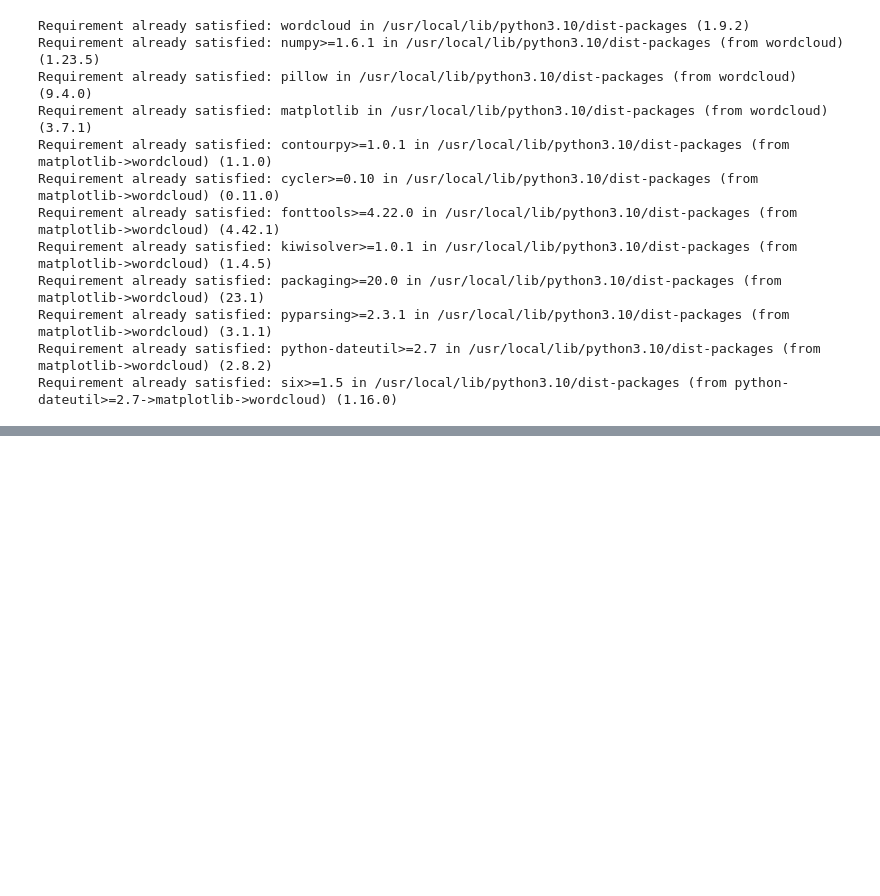
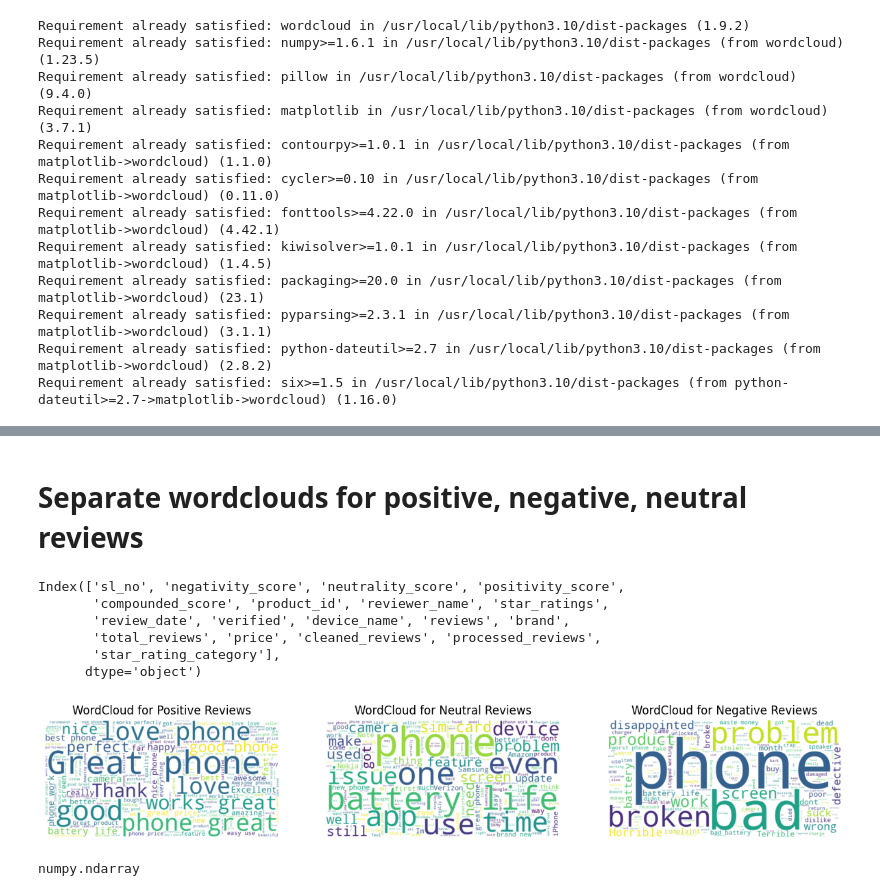
Before and after one commit to shrivatsashetty/Projects, a Jupyter notebook: Smartphone_Review_Analysis.ipynb, the cells around one changed output, grey strips where cells are left out. Saved outputs shown, nothing was run; the diff lists cells and outputs as text; code cells hidden in the pictures; blank space fills up the shorter version.

```diff
--- a/Smartphone_Review_Analysis.ipynb
+++ b/Smartphone_Review_Analysis.ipynb
@@ -950,0 +938,53 @@ plt.show()
+# %% [markdown]
+# Separate wordclouds for positive, negative, neutral reviews
+# %%
+review_table.columns
+# %% [output]
+Index(['sl_no', 'negativity_score', 'neutrality_score', 'positivity_score',
+       'compounded_score', 'product_id', 'reviewer_name', 'star_ratings',
+       'review_date', 'verified', 'device_name', 'reviews', 'brand',
+       'total_reviews', 'price', 'cleaned_reviews', 'processed_reviews',
+       'star_rating_category'],
+      dtype='object')
+# %%
+
+#Filtering reviews based on sentiment scores
+positive_reviews = review_table[review_table['positivity_score'] > 0.5]['processed_reviews'].values
+neutral_reviews = review_table[review_table['neutrality_score'] >= 0.5]['processed_reviews'].values
+negative_reviews = review_table[review_table['negativity_score'] >= 0.5]['processed_reviews'].values
+
+# Step 2: Combining text data for each category into single strings
+combined_positive_text = ' '.join(positive_reviews)
+combined_neutral_text = ' '.join(neutral_reviews)
+combined_negative_text = ' '.join(negative_reviews)
+
+# Generating WordClouds for each category
+wordcloud_positive = WordCloud(width=800, height=400, background_color='white').generate(combined_positive_text)
+wordcloud_neutral = WordCloud(width=800, height=400, background_color='white').generate(combined_neutral_text)
+wordcloud_negative = WordCloud(width=800, height=400, background_color='white').generate(combined_negative_text)
+
+# Displaying the WordClouds for each category
+plt.figure(figsize=(15, 5))
+
+plt.subplot(131)
+plt.imshow(wordcloud_positive, interpolation='bilinear')
+plt.axis('off')
+plt.title('WordCloud for Positive Reviews')
+
+plt.subplot(132)
+plt.imshow(wordcloud_neutral, interpolation='bilinear')
+plt.axis('off')
+plt.title('WordCloud for Neutral Reviews')
+
+plt.subplot(133)
+plt.imshow(wordcloud_negative, interpolation='bilinear')
+plt.axis('off')
+plt.title('WordCloud for Negative Reviews')
+
+plt.show()
+# %% [output]
+[figure, added]
+# %%
+type(positive_reviews)
+# %% [output]
+numpy.ndarray
```
Also changed, not shown: parts of 10 cells of this notebook.
